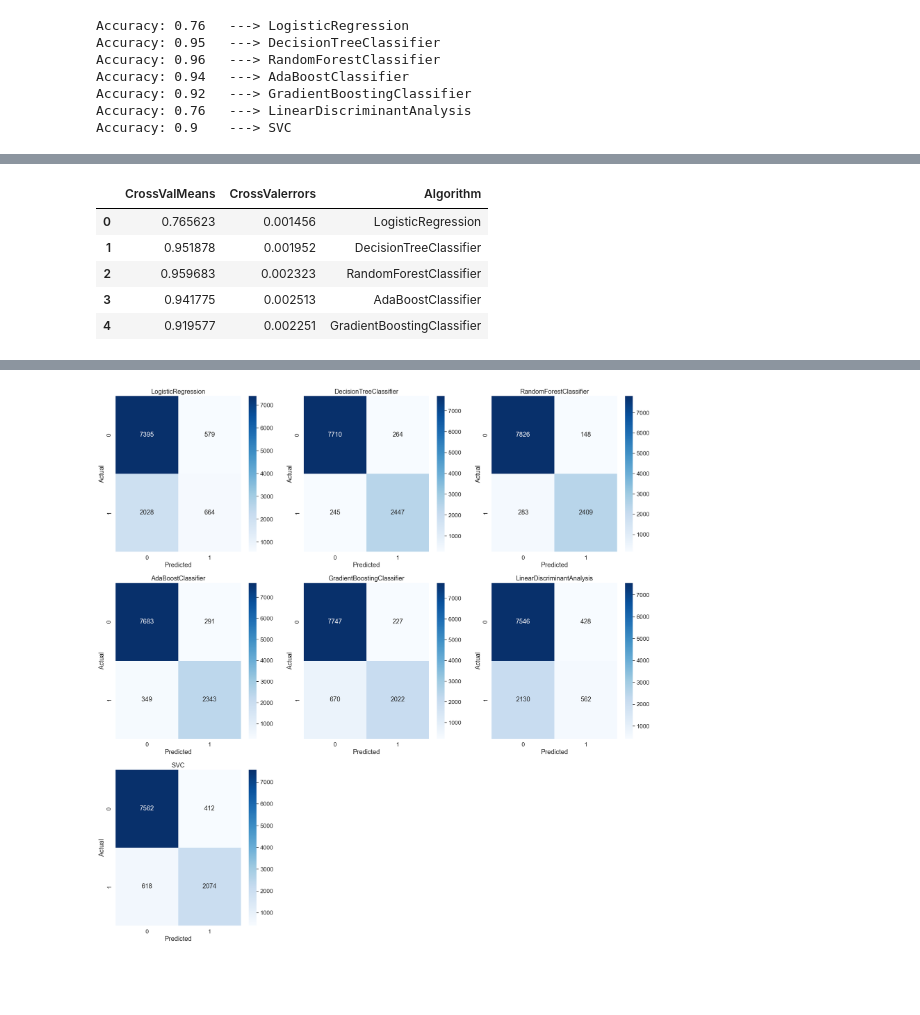
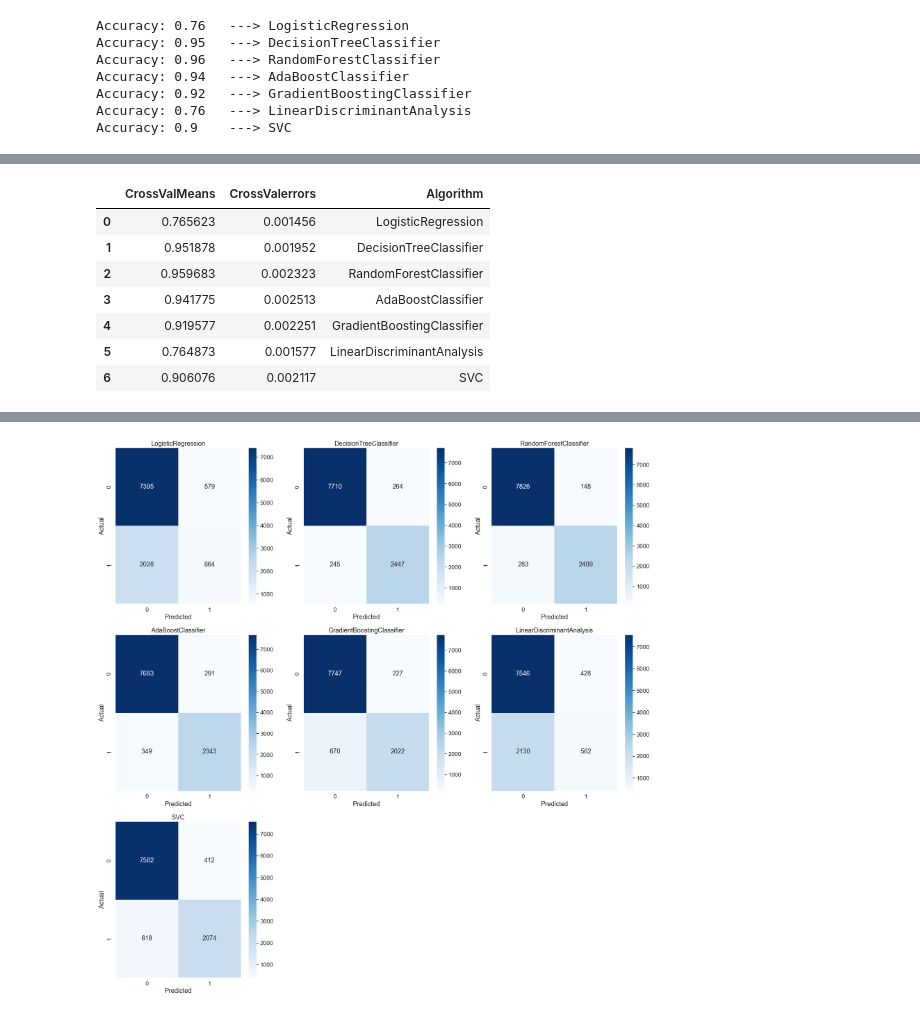
Before and after one commit to AlessandroPieragostini/Data-Science, a Jupyter notebook: data_science_cluster_class.ipynb, the cells around one changed output, grey strips where cells are left out. Drawn from its saved outputs; the diff is of its cells as text; code cells hidden in the pictures; blank space fills up the shorter version.

```diff
--- a/data_science_cluster_class.ipynb
+++ b/data_science_cluster_class.ipynb
@@ -657,11 +677,13 @@ Accuracy: 0.9    ---> SVC
 # %%
 # Cross validation accuracy results graph
 cv_res = pd.DataFrame({"CrossValMeans":cv_acc, "CrossValerrors": cv_std,"Algorithm":clf_name})
-cv_res.head()
+cv_res.head(10)
 # %% [output]
 |  | CrossValMeans | CrossValerrors | Algorithm |
 | 0 | 0.765623 | 0.001456 | LogisticRegression |
 | 1 | 0.951878 | 0.001952 | DecisionTreeClassifier |
 | 2 | 0.959683 | 0.002323 | RandomForestClassifier |
 | 3 | 0.941775 | 0.002513 | AdaBoostClassifier |
 | 4 | 0.919577 | 0.002251 | GradientBoostingClassifier |
+| 5 | 0.764873 | 0.001577 | LinearDiscriminantAnalysis |
+| 6 | 0.906076 | 0.002117 | SVC |
```
Also changed, not shown: parts of 26 cells of this notebook.
